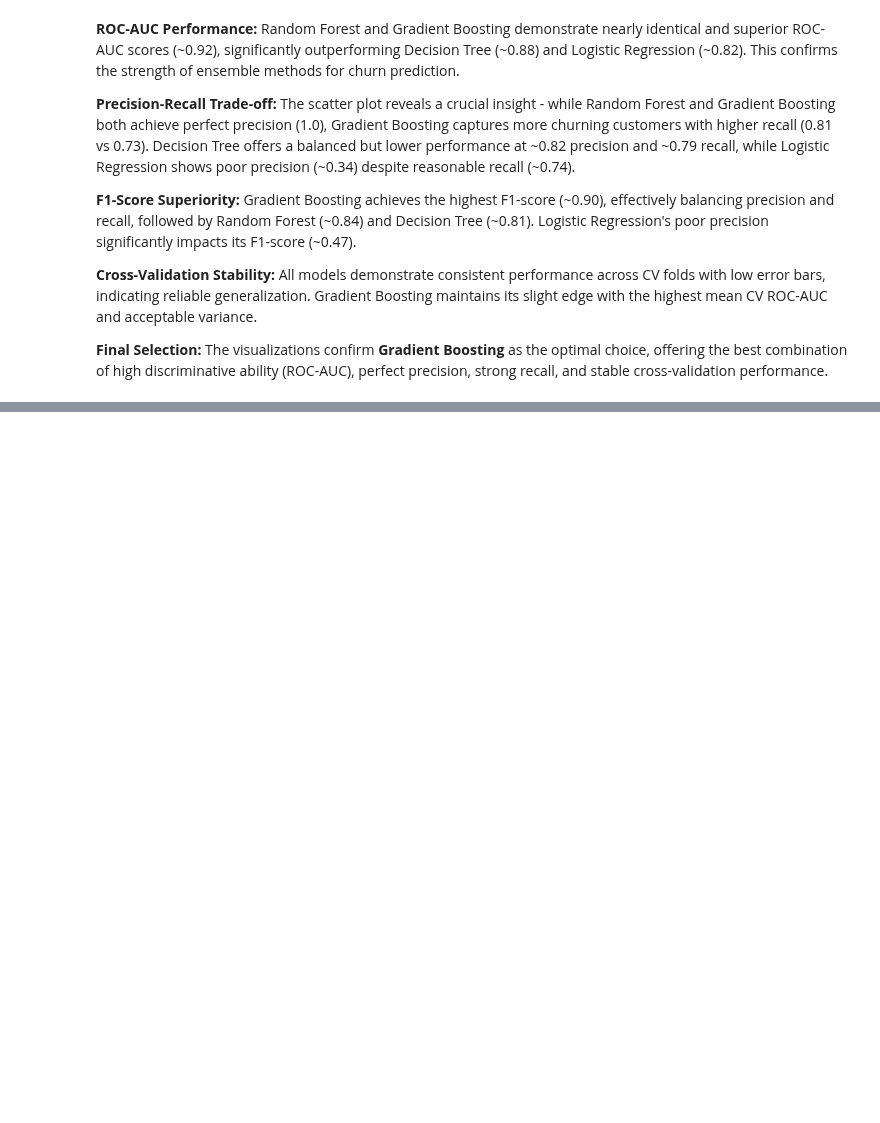
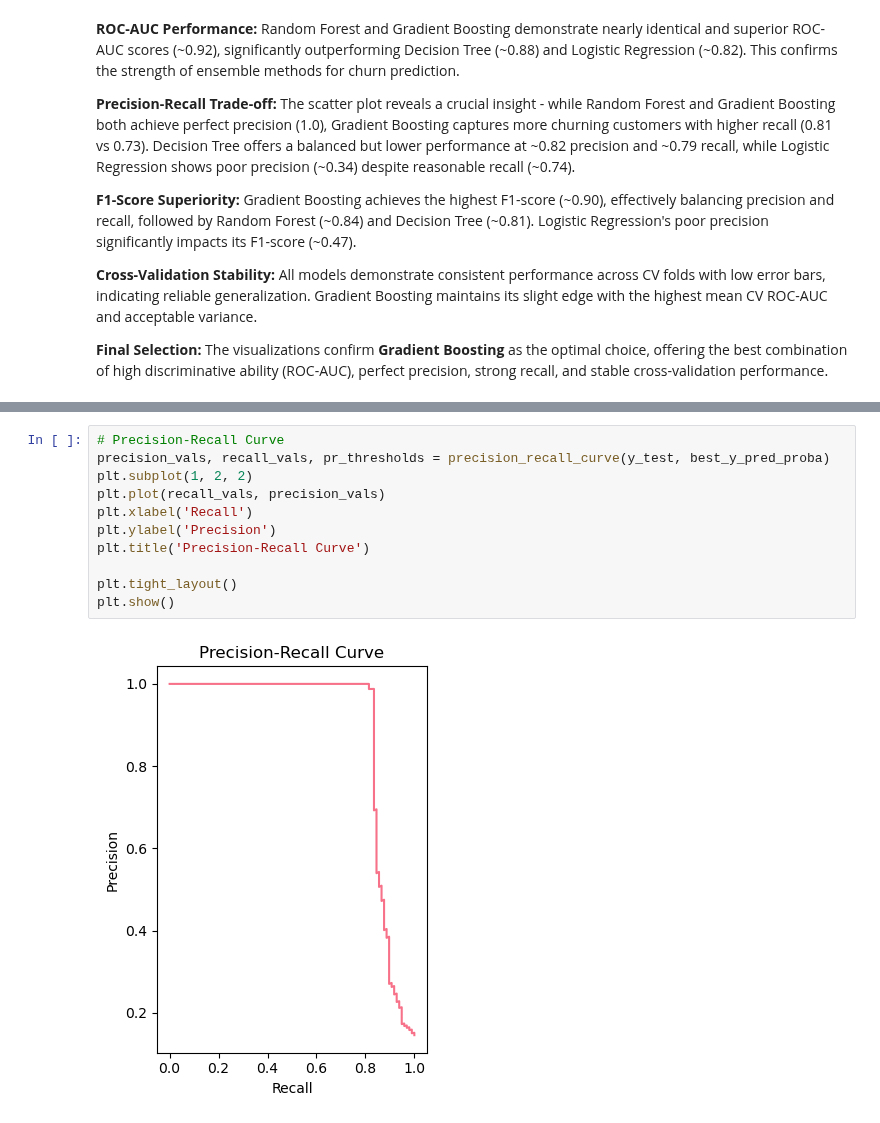
Before and after one commit to Tdoggie/phase-3-project, a Jupyter notebook: index.ipynb, the cells around one changed output, grey strips where cells are left out. Drawn from its saved outputs; the diff is of its cells as text; blank space fills up the shorter version.

```diff
--- a/index.ipynb
+++ b/index.ipynb
@@ -640,0 +700,13 @@ Best model based on Test ROC-AUC: Random Forest with ROC-AUC 0.922
+# %%
+# Precision-Recall Curve
+precision_vals, recall_vals, pr_thresholds = precision_recall_curve(y_test, best_y_pred_proba)
+plt.subplot(1, 2, 2)
+plt.plot(recall_vals, precision_vals)
+plt.xlabel('Recall')
+plt.ylabel('Precision')
+plt.title('Precision-Recall Curve')
+
+plt.tight_layout()
+plt.show()
+# %% [output]
+[figure, added]
```
Also changed, not shown: parts of 6 cells of this notebook.
